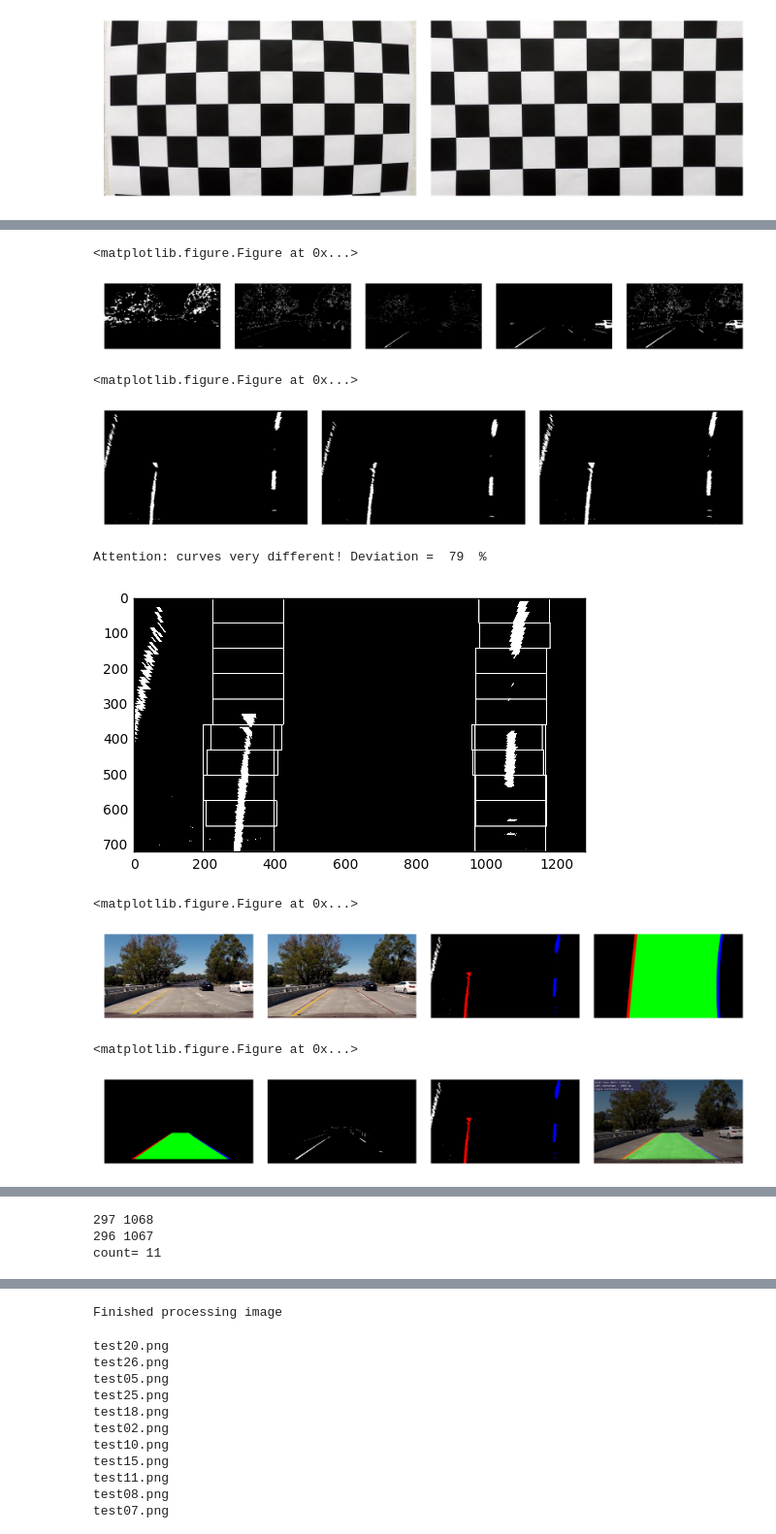
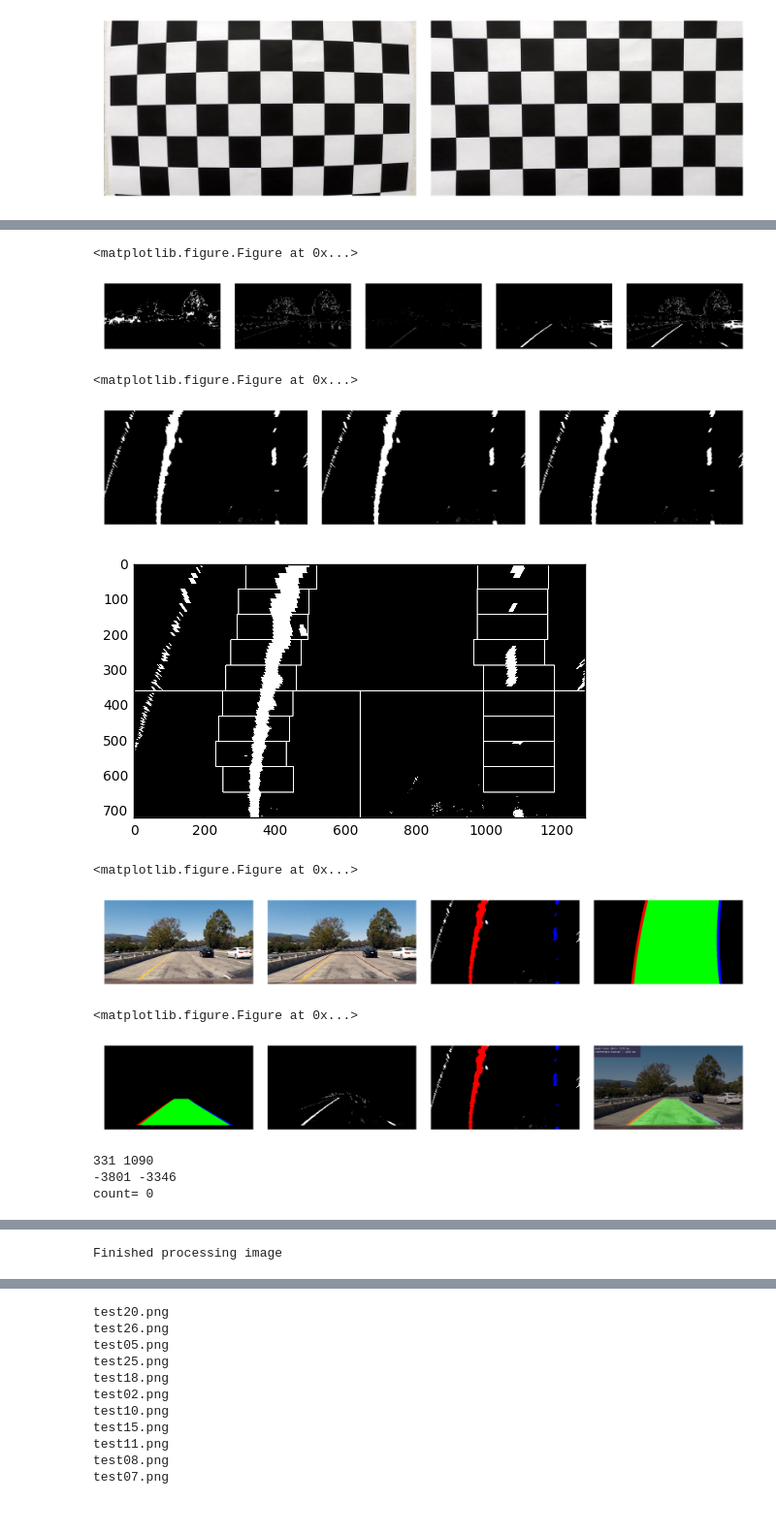
Before and after one commit to ninopereira/Advanced_Lane_Detection, a Jupyter notebook: advanced_lane_lines.ipynb, the cells around one changed output, grey strips where cells are left out. Shown at 97% size. Cells and saved outputs as stored; diff of their text form; code cells hidden in the pictures.

```diff
--- a/advanced_lane_lines.ipynb
+++ b/advanced_lane_lines.ipynb
@@ -548,11 +526,5 @@ process_image.left_sp_avg = -10000
 process_image.right_sp_avg = -10000
 process_image.count = 0
 identify_lines.prev_channel = []
-# %%
-# initialise static variables
-process_image.left_sp_avg = 300
-process_image.right_sp_avg = 1050
-process_image.count = 4
-identify_lines.prev_channel = []
 # %% [markdown]
 # Note:
@@ -568,29 +540,29 @@ At the moment all the functions work with the first method. If you want to use t
 # %%
 #test filter_image
-afile= "test22.png"
-# afile= "test1.jpg"
-# afile= "solidWhiteRight.jpg"
-filename = 'new_test_images/'+afile
+afile= "test1.jpg"
+filename = 'test_images/'+afile
 img = cv2.imread(filename) # reads a file into bgr values 0-255
 img = cv2.cvtColor(img, cv2.COLOR_BGR2RGB) # inverts bgr to rgb
 
 #img = mpimg.imread(filename) # reads to RGB format: (png -> float -> 0-1) and (jpg -> int -> 0-255)
 
 filename = 'processed_images/'+afile
 processed_img = process_image(img,debug=1)
 mpimg.imsave(filename,processed_img)
 
 plt.imshow(processed_img)
 plt.show()
 print('Finished processing image')
 # %% [output]
 <matplotlib.figure.Figure at 0x...>
-[figure, old version]
+[figure, new version]
 <matplotlib.figure.Figure at 0x...>
-[figure, old version]
+[figure, new version]
+[figure, new version]
-Attention: curves very different! Deviation =  79  %
+<matplotlib.figure.Figure at 0x...>
-[figure, old version]
+[figure, new version]
 <matplotlib.figure.Figure at 0x...>
-[figure, old version]
+[figure, new version]
-<matplotlib.figure.Figure at 0x...>
+331 1090
+-3801 -3346
+count= 0
-[figure, old version]
@@ -597,3 +570 @@ Attention: curves very different! Deviation =  79  %
-297 1068
-296 1067
-count= 11
+Finished processing image
@@ -601,4 +571,3 @@ count= 11
-Finished processing image
 # %%
 # process all images in the list
 for afile in images:
```
Also changed, not shown: parts of 10 cells of this notebook, 1 other file.
